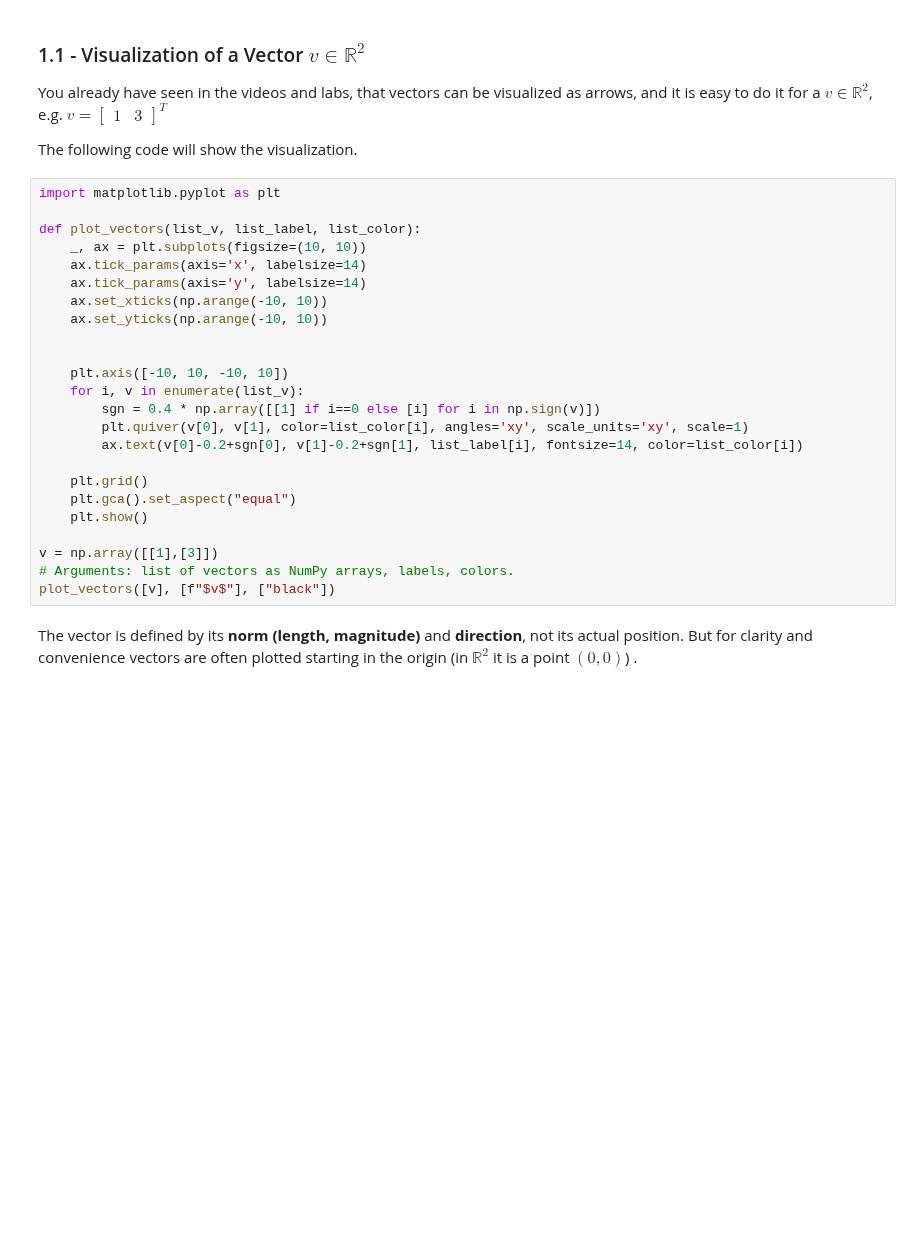
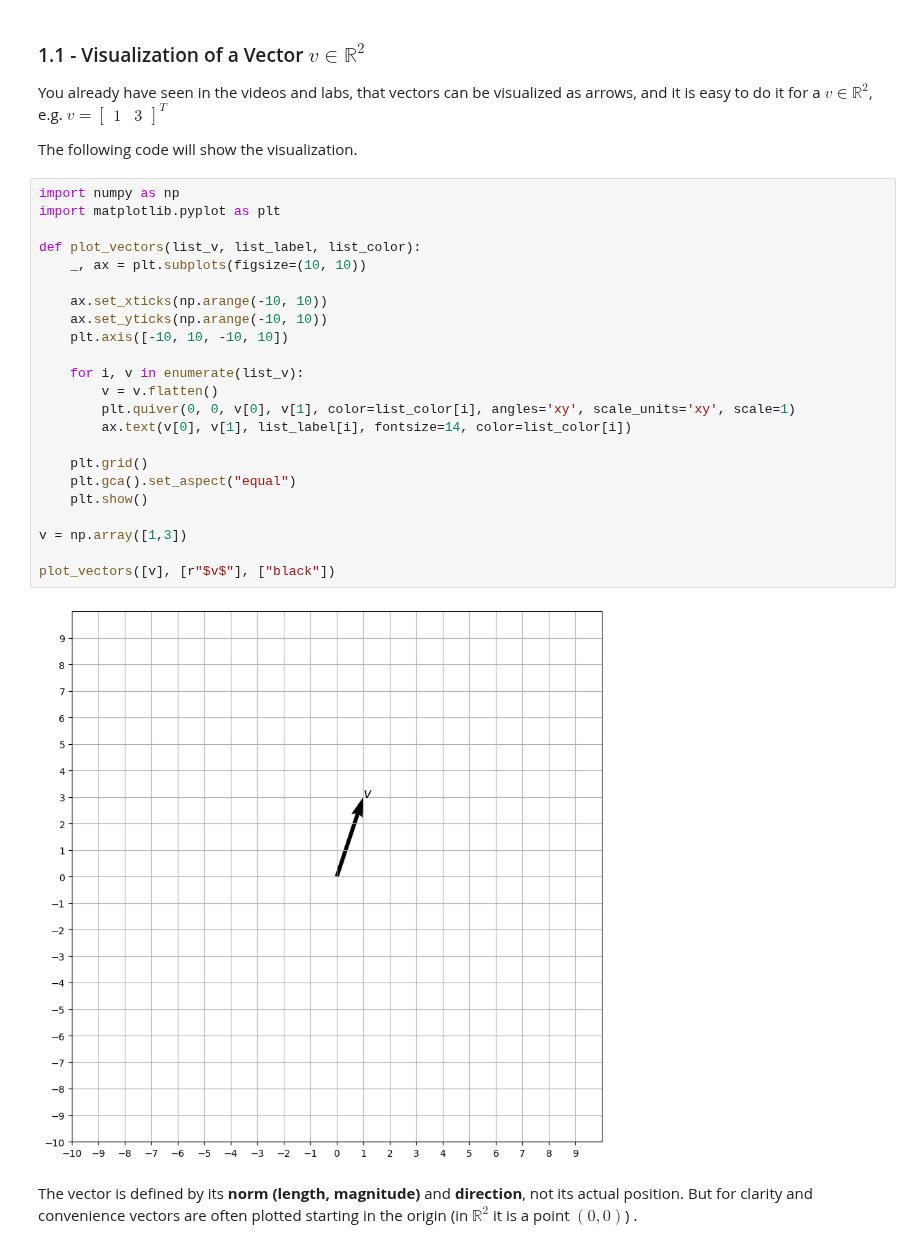
Before and after one commit to kevinmiguel97/Mathematics-for-ML-and-Data-Science, a Jupyter notebook: Linear Algebra/w3/C1W3_UGL_1_vector_operations.ipynb, the cells around one changed output. Drawn from its saved outputs; the diff is of its cells as text; blank space fills up the shorter version.

```diff
--- a/Linear Algebra/w3/C1W3_UGL_1_vector_operations.ipynb
+++ b/Linear Algebra/w3/C1W3_UGL_1_vector_operations.ipynb
@@ -35,29 +35,30 @@ $v=\begin{bmatrix}
 
 The following code will show the visualization.
 # %%
+import numpy as np
 import matplotlib.pyplot as plt
 
 def plot_vectors(list_v, list_label, list_color):
     _, ax = plt.subplots(figsize=(10, 10))
-    ax.tick_params(axis='x', labelsize=14)
-    ax.tick_params(axis='y', labelsize=14)
+
     ax.set_xticks(np.arange(-10, 10))
     ax.set_yticks(np.arange(-10, 10))
+    plt.axis([-10, 10, -10, 10])
 
-
-    plt.axis([-10, 10, -10, 10])
     for i, v in enumerate(list_v):
-        sgn = 0.4 * np.array([[1] if i==0 else [i] for i in np.sign(v)])
-        plt.quiver(v[0], v[1], color=list_color[i], angles='xy', scale_units='xy', scale=1)
-        ax.text(v[0]-0.2+sgn[0], v[1]-0.2+sgn[1], list_label[i], fontsize=14, color=list_color[i])
+        v = v.flatten()
+        plt.quiver(0, 0, v[0], v[1], color=list_color[i], angles='xy', scale_units='xy', scale=1)
+        ax.text(v[0], v[1], list_label[i], fontsize=14, color=list_color[i])
 
     plt.grid()
     plt.gca().set_aspect("equal")
     plt.show()
 
-v = np.array([[1],[3]])
-# Arguments: list of vectors as NumPy arrays, labels, colors.
-plot_vectors([v], [f"$v$"], ["black"])
+v = np.array([1,3])
+
+plot_vectors([v], [r"$v$"], ["black"])
+# %% [output]
+[figure, added]
 # %% [markdown]
 The vector is defined by its **norm (length, magnitude)** and **direction**, not its actual position. But for clarity and convenience vectors are often plotted starting in the origin (in $\mathbb{R}^2$ it is a point $(0,0)$) .
 # %% [markdown]
```
Also changed, not shown: parts of 11 cells of this notebook, 3 other files.
